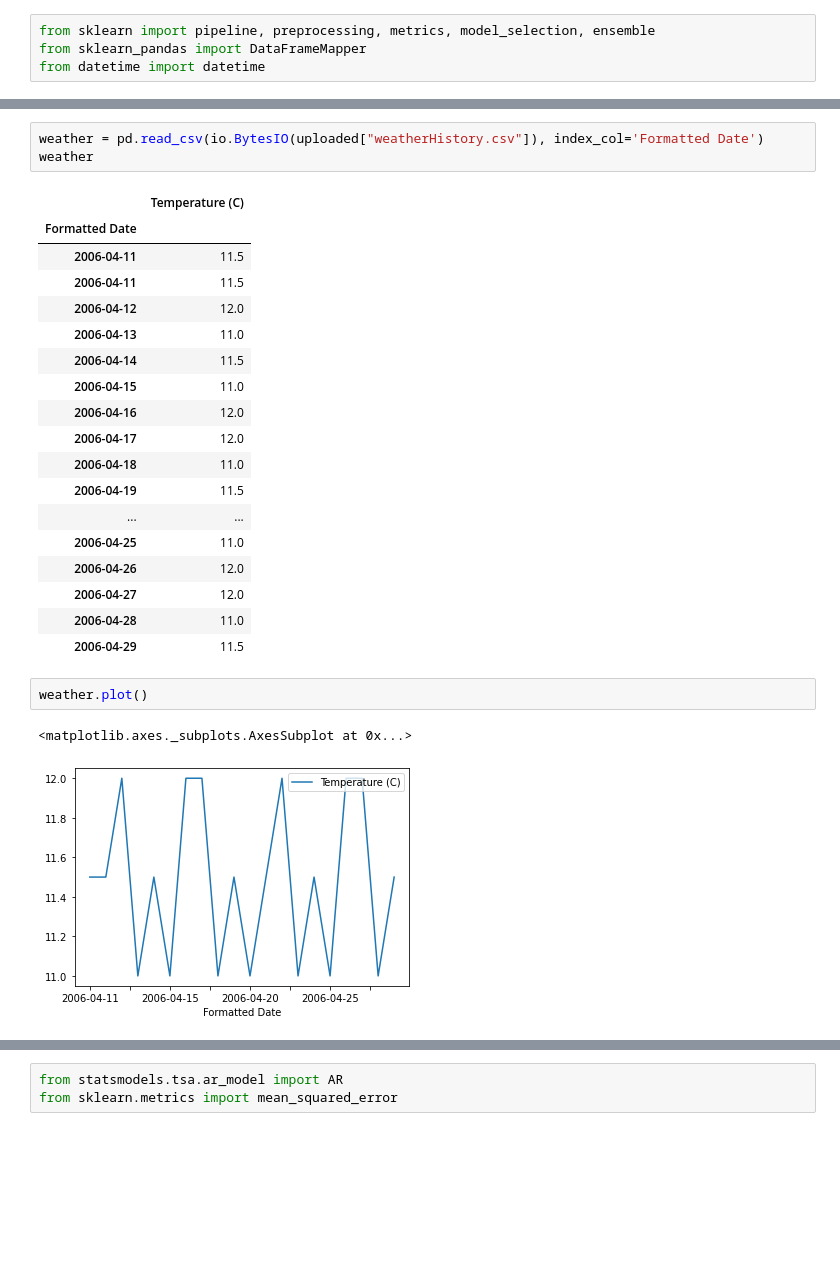
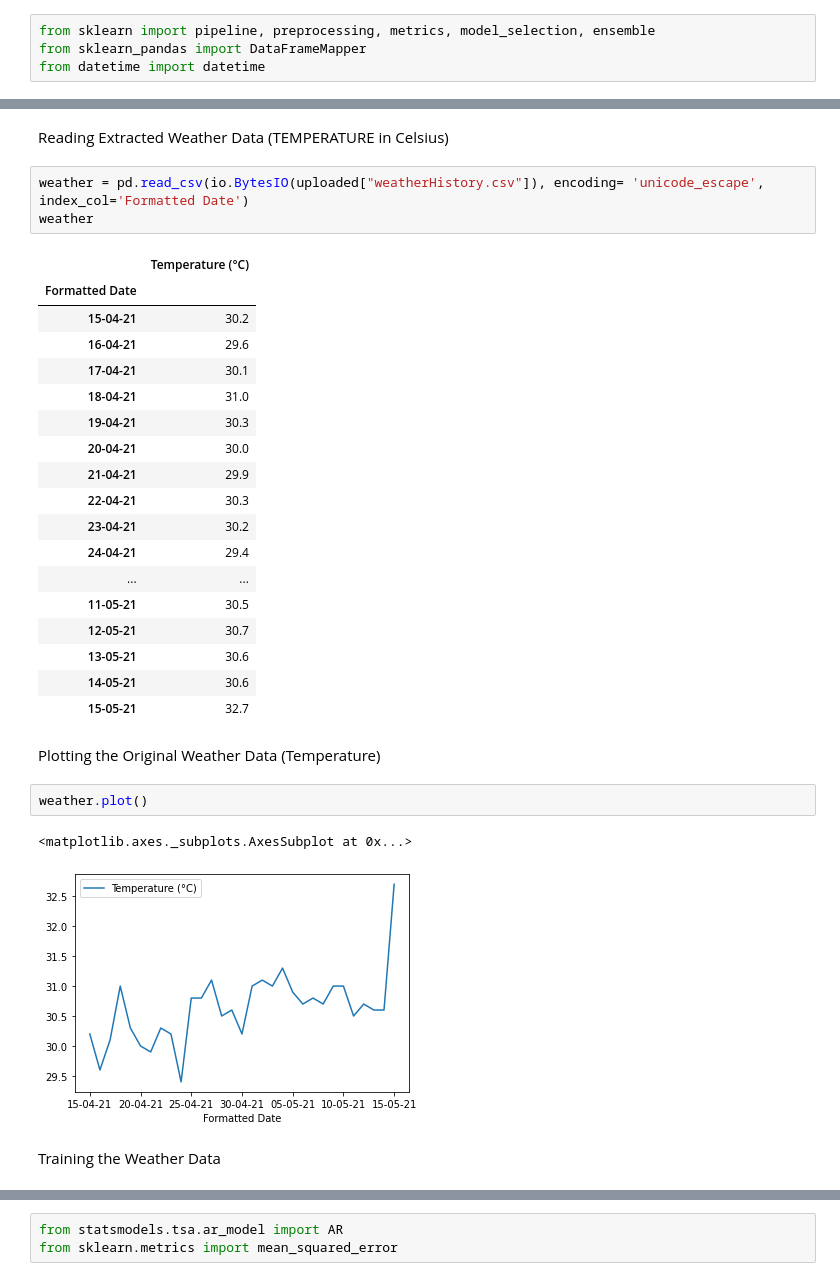
Before and after one commit to ManasPhanse/Weather-Predictor-AR, a Jupyter notebook: WP.ipynb, the cells around one changed output, grey strips where cells are left out. Drawn from its saved outputs; the diff is of its cells as text; blank space fills up the shorter version.

```diff
--- a/WP.ipynb
+++ b/WP.ipynb
@@ -20,29 +22,35 @@ Saving weatherHistory.csv to weatherHistory (28).csv
+# %% [markdown]
+Reading Extracted Weather Data (TEMPERATURE in Celsius)
 # %%
-weather = pd.read_csv(io.BytesIO(uploaded["weatherHistory.csv"]), index_col='Formatted Date')
+weather = pd.read_csv(io.BytesIO(uploaded["weatherHistory.csv"]), encoding= 'unicode_escape', index_col='Formatted Date')
 weather
 # %% [output]
-|  | Temperature (C) |
+|  | Temperature (°C) |
 | Formatted Date |  |
-| 2006-04-11 | 11.5 |
-| 2006-04-11 | 11.5 |
-| 2006-04-12 | 12.0 |
-| 2006-04-13 | 11.0 |
-| 2006-04-14 | 11.5 |
-| 2006-04-15 | 11.0 |
-| 2006-04-16 | 12.0 |
-| 2006-04-17 | 12.0 |
-| 2006-04-18 | 11.0 |
-| 2006-04-19 | 11.5 |
+| 15-04-21 | 30.2 |
+| 16-04-21 | 29.6 |
+| 17-04-21 | 30.1 |
+| 18-04-21 | 31.0 |
+| 19-04-21 | 30.3 |
+| 20-04-21 | 30.0 |
+| 21-04-21 | 29.9 |
+| 22-04-21 | 30.3 |
+| 23-04-21 | 30.2 |
+| 24-04-21 | 29.4 |
 | ... | ... |
-| 2006-04-25 | 11.0 |
-| 2006-04-26 | 12.0 |
-| 2006-04-27 | 12.0 |
-| 2006-04-28 | 11.0 |
-| 2006-04-29 | 11.5 |
+| 11-05-21 | 30.5 |
+| 12-05-21 | 30.7 |
+| 13-05-21 | 30.6 |
+| 14-05-21 | 30.6 |
+| 15-05-21 | 32.7 |
+# %% [markdown]
+Plotting the Original Weather Data (Temperature)
 # %%
 weather.plot()
 # %% [output]
 <matplotlib.axes._subplots.AxesSubplot at 0x...>
-[figure, old version]
+[figure, new version]
+# %% [markdown]
+Training the Weather Data
 # %%
 X = weather.values
```
Also changed, not shown: parts of 14 cells of this notebook.
